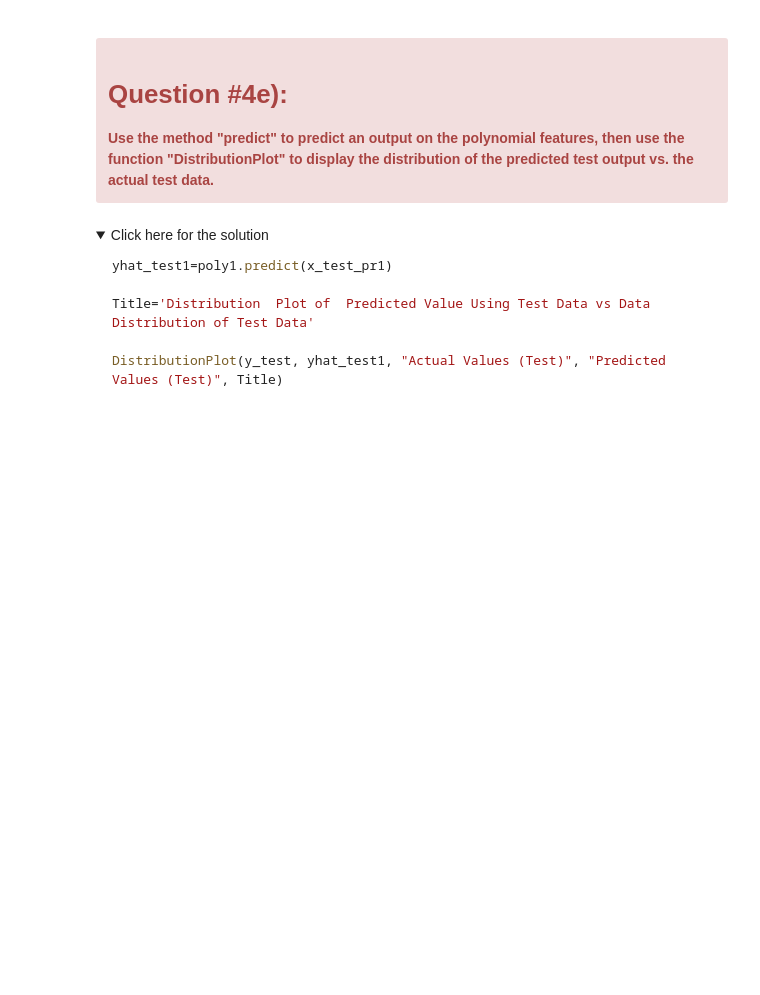
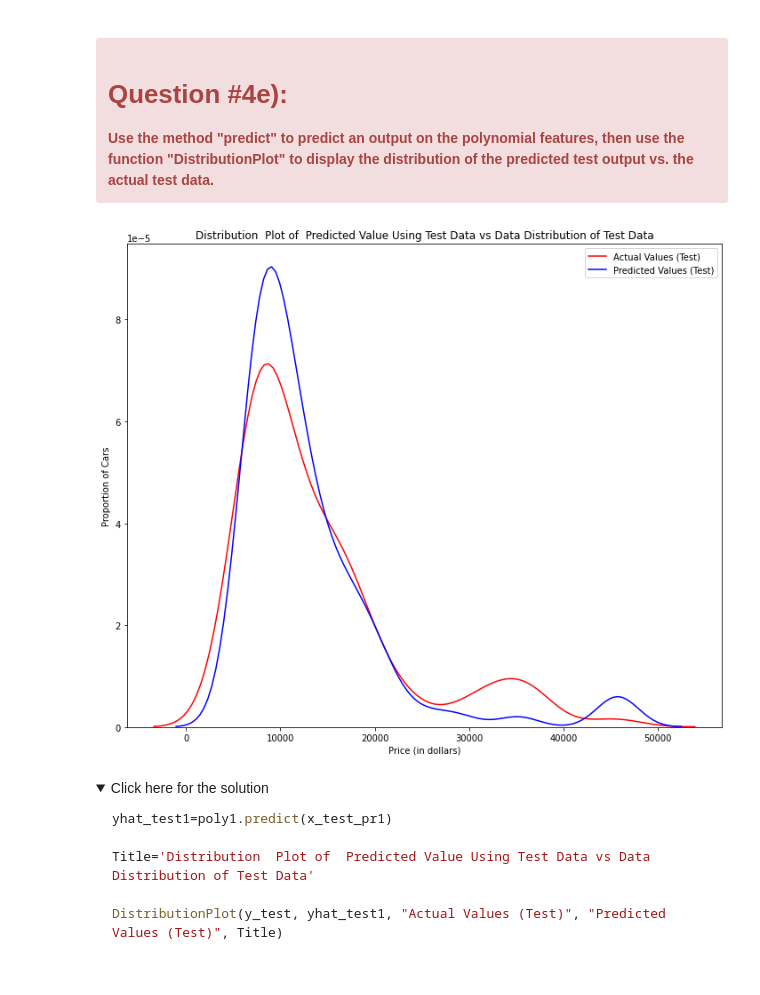
Before and after one commit to Aduzona/Machine_Learning, a Jupyter notebook: 0_Data_Analysis_with_Python/5_DA0101EN-5-Review-Model-Evaluation-and-Refinement.ipynb, the cells around one changed output. Drawn from its saved outputs; the diff is of its cells as text; code cells hidden in the pictures; folded sections open; blank space fills up the shorter version.

```diff
--- a/0_Data_Analysis_with_Python/5_DA0101EN-5-Review-Model-Evaluation-and-Refinement.ipynb
+++ b/0_Data_Analysis_with_Python/5_DA0101EN-5-Review-Model-Evaluation-and-Refinement.ipynb
@@ -458,6 +458,7 @@ interactive(children=(IntSlider(value=3, description='order', max=6), FloatSlide
 </div>
 # %%
 # Write your code below and press Shift+Enter to execute
+pr1 = PolynomialFeatures(degree=2)
 # %% [markdown]
 <details><summary>Click here for the solution</summary>
 
@@ -476,6 +477,9 @@ pr1=PolynomialFeatures(degree=2)
 </div>
 # %%
 # Write your code below and press Shift+Enter to execute
+x_train_pr1=pr1.fit_transform(x_train[['horsepower','curb-weight','engine-size','highway-mpg']])
+
+x_test_pr1=pr1.fit_transform(x_test[['horsepower','curb-weight','engine-size','highway-mpg']])
 # %% [markdown]
 <details><summary>Click here for the solution</summary>
 
@@ -523,3 +530,5 @@ Create a linear regression model "poly1". Train the object using the method "fit
 </div>
 # %%
 # Write your code below and press Shift+Enter to execute
+poly1 =LinearRegression()
+poly1.fit(x_train_pr1,y_train)
@@ -543,3 +552,12 @@ poly1=LinearRegression().fit(x_train_pr1,y_train)
+# %%
+# Write your code below and press Shift+Enter to execute
+yhat_test1=poly1.predict(x_test_pr1)
+
+Title='Distribution  Plot of  Predicted Value Using Test Data vs Data Distribution of Test Data'
+
+DistributionPlot(y_test,yhat_test1, "Actual Values (Test)", "Predicted Values (Test)", Title)
+# %% [output]
+[figure, added]
 # %% [markdown]
 <details><summary>Click here for the solution</summary>
 
```
Also changed, not shown: parts of 12 cells of this notebook, 7 other files.
